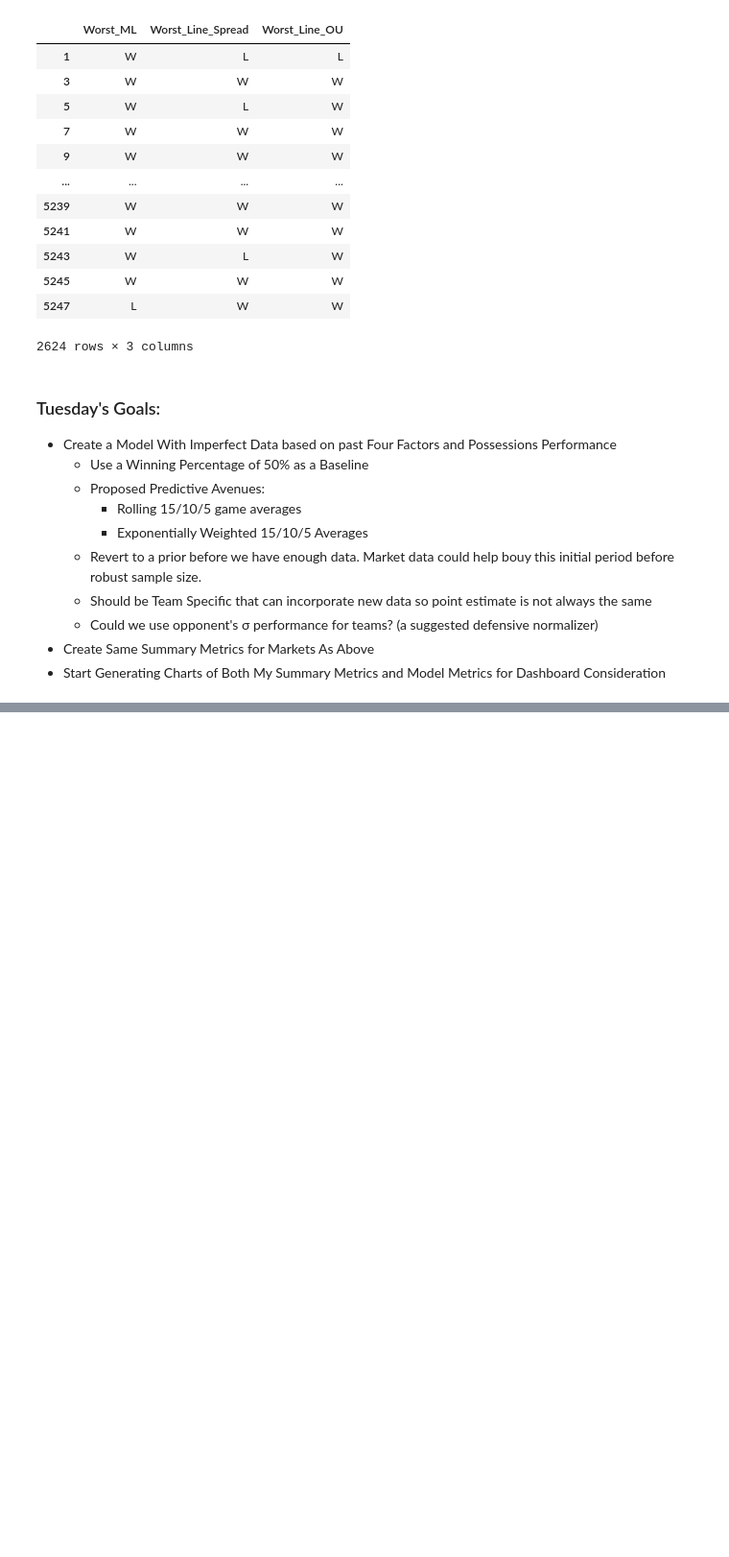
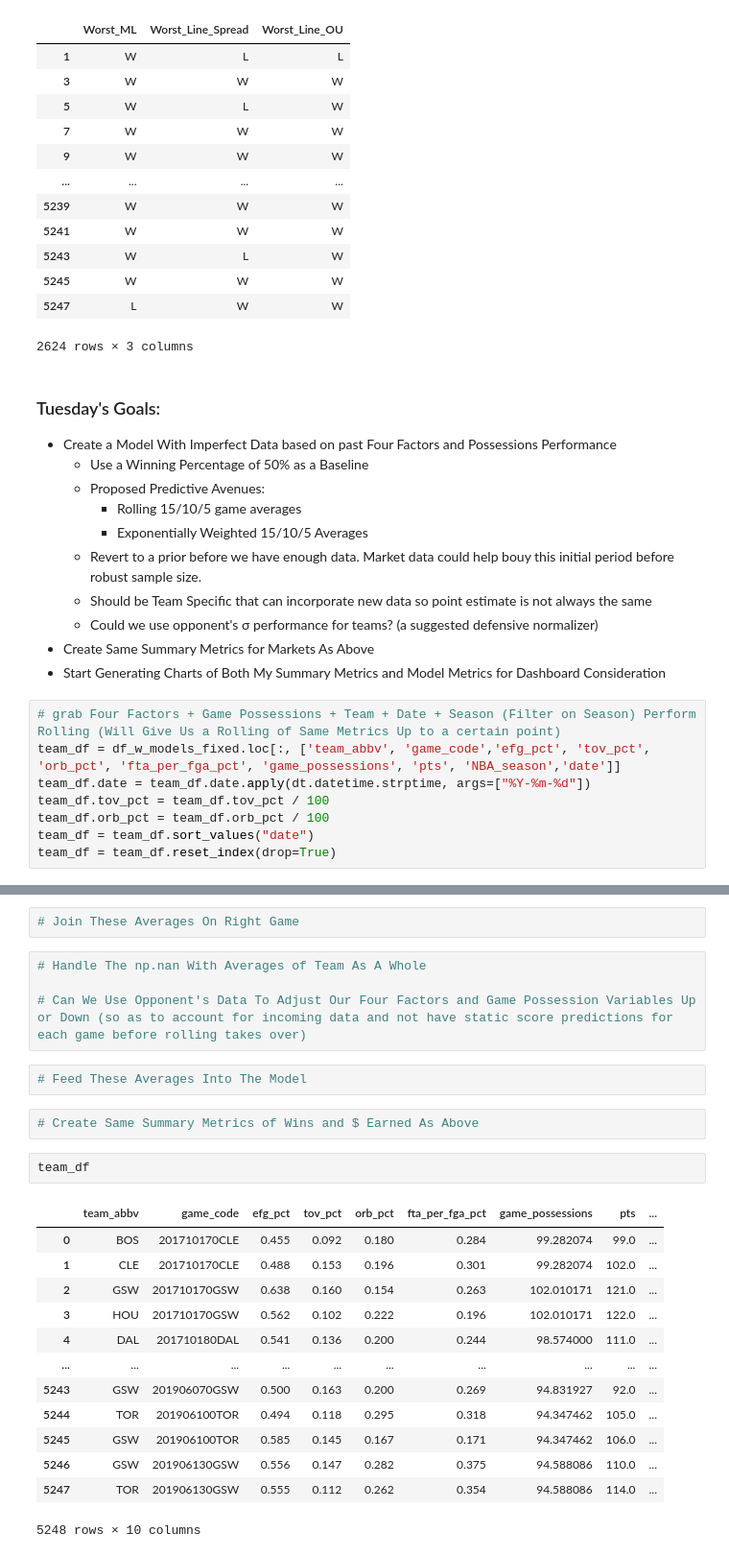
Before and after one commit to kyle-rgb/NBA_Sportsbook_Project, a Jupyter notebook: notebooks/Model_Stage.ipynb, the cells around one changed output, grey strips where cells are left out. Shown at 96% size. Cells and saved outputs as stored; diff of their text form; blank space fills up the shorter version.

```diff
--- a/notebooks/Model_Stage.ipynb
+++ b/notebooks/Model_Stage.ipynb
@@ -1229,3 +1213,11 @@ market_decision_matrix
     * Could we use opponent's σ performance for teams? (a suggested defensive normalizer)
 * Create Same Summary Metrics for Markets As Above
 * Start Generating Charts of Both My Summary Metrics and Model Metrics for Dashboard Consideration
+# %%
+# grab Four Factors + Game Possessions + Team + Date + Season (Filter on Season) Perform Rolling (Will Give Us a Rolling of Same Metrics Up to a certain point)
+team_df = df_w_models_fixed.loc[:, ['team_abbv', 'game_code','efg_pct', 'tov_pct', 'orb_pct', 'fta_per_fga_pct', 'game_possessions', 'pts', 'NBA_season','date']]
+team_df.date = team_df.date.apply(dt.datetime.strptime, args=["%Y-%m-%d"])
+team_df.tov_pct = team_df.tov_pct / 100
+team_df.orb_pct = team_df.orb_pct / 100
+team_df = team_df.sort_values("date")
+team_df = team_df.reset_index(drop=True)
@@ -1231,0 +1360,26 @@ market_decision_matrix
+# %%
+# Join These Averages On Right Game
+# %%
+# Handle The np.nan With Averages of Team As A Whole
+
+# Can We Use Opponent's Data To Adjust Our Four Factors and Game Possession Variables Up or Down (so as to account for incoming data and not have static score predictions for each game before rolling takes over)
+# %%
+# Feed These Averages Into The Model
+# %%
+# Create Same Summary Metrics of Wins and $ Earned As Above
+# %%
+team_df
+# %% [output]
+|  | team_abbv | game_code | efg_pct | tov_pct | orb_pct | fta_per_fga_pct | game_possessions | pts | ... |
+| 0 | BOS | 201710170CLE | 0.455 | 0.092 | 0.180 | 0.284 | 99.282074 | 99.0 | ... |
+| 1 | CLE | 201710170CLE | 0.488 | 0.153 | 0.196 | 0.301 | 99.282074 | 102.0 | ... |
+| 2 | GSW | 201710170GSW | 0.638 | 0.160 | 0.154 | 0.263 | 102.010171 | 121.0 | ... |
+| 3 | HOU | 201710170GSW | 0.562 | 0.102 | 0.222 | 0.196 | 102.010171 | 122.0 | ... |
+| 4 | DAL | 201710180DAL | 0.541 | 0.136 | 0.200 | 0.244 | 98.574000 | 111.0 | ... |
+| ... | ... | ... | ... | ... | ... | ... | ... | ... | ... |
+| 5243 | GSW | 201906070GSW | 0.500 | 0.163 | 0.200 | 0.269 | 94.831927 | 92.0 | ... |
+| 5244 | TOR | 201906100TOR | 0.494 | 0.118 | 0.295 | 0.318 | 94.347462 | 105.0 | ... |
+| 5245 | GSW | 201906100TOR | 0.585 | 0.145 | 0.167 | 0.171 | 94.347462 | 106.0 | ... |
+| 5246 | GSW | 201906130GSW | 0.556 | 0.147 | 0.282 | 0.375 | 94.588086 | 110.0 | ... |
+| 5247 | TOR | 201906130GSW | 0.555 | 0.112 | 0.262 | 0.354 | 94.588086 | 114.0 | ... |
+5248 rows × 10 columns
```
Also changed, not shown: parts of 26 cells of this notebook, 1 other file.
